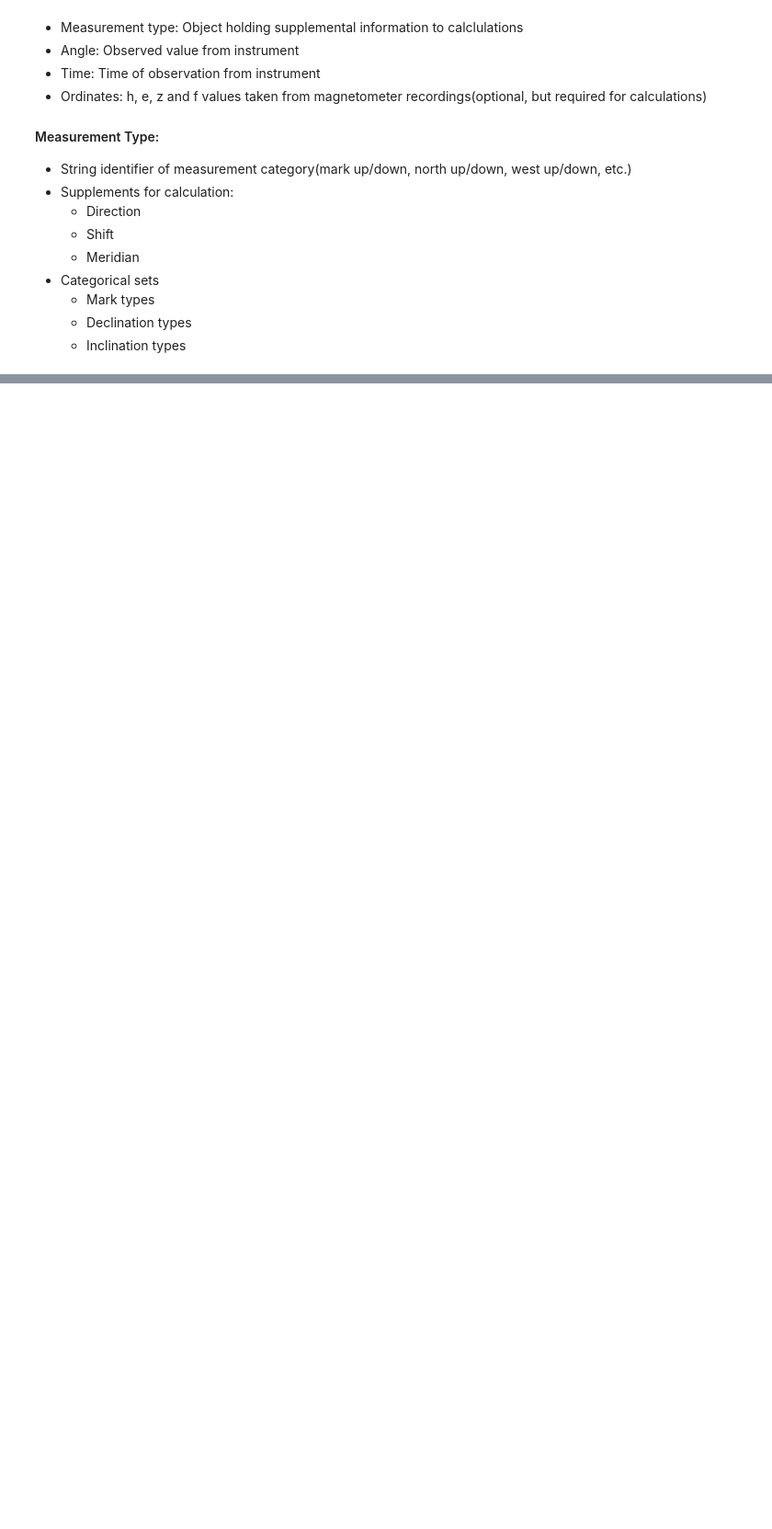
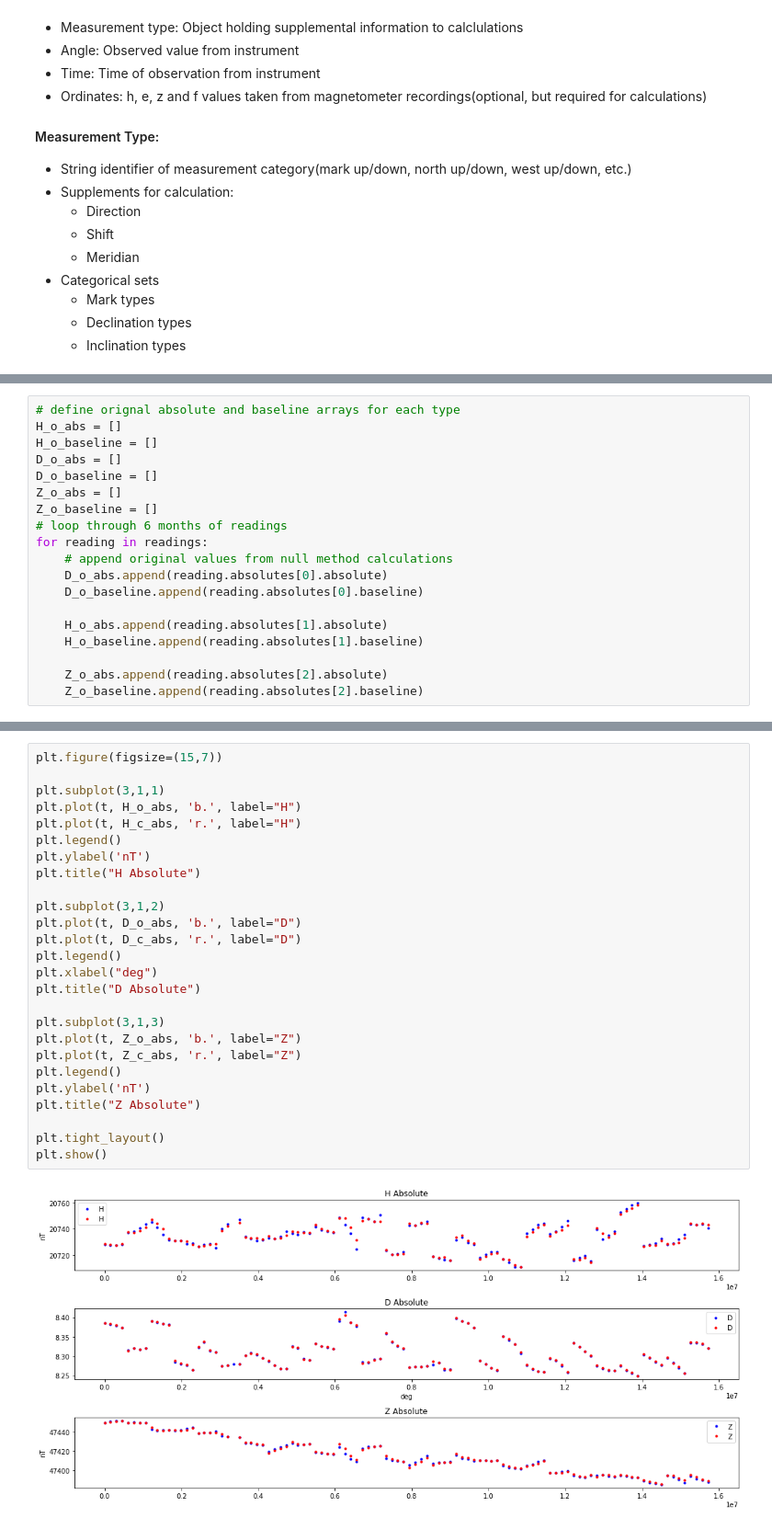
Before and after one commit to sthagen/usgs-geomag-algorithms, a Jupyter notebook: docs/residual/Residual Validation.ipynb, the cells around one changed output, grey strips where cells are left out. Shown: that part at 92% size. Cells and saved outputs as stored; diff of their text form; blank space fills up the shorter version.

```diff
--- a/docs/residual/Residual Validation.ipynb
+++ b/docs/residual/Residual Validation.ipynb
@@ -71,0 +132,19 @@ Notes about underlying sytax of diagram:
+# %%
+# define orignal absolute and baseline arrays for each type
+H_o_abs = []
+H_o_baseline = []
+D_o_abs = []
+D_o_baseline = []
+Z_o_abs = []
+Z_o_baseline = []
+# loop through 6 months of readings
+for reading in readings:
+    # append original values from null method calculations
+    D_o_abs.append(reading.absolutes[0].absolute)
+    D_o_baseline.append(reading.absolutes[0].baseline)
+
+    H_o_abs.append(reading.absolutes[1].absolute)
+    H_o_baseline.append(reading.absolutes[1].baseline)
+
+    Z_o_abs.append(reading.absolutes[2].absolute)
+    Z_o_baseline.append(reading.absolutes[2].baseline)
@@ -71,0 +206,28 @@ Notes about underlying sytax of diagram:
+# %%
+plt.figure(figsize=(15,7))
+
+plt.subplot(3,1,1)
+plt.plot(t, H_o_abs, 'b.', label="H")
+plt.plot(t, H_c_abs, 'r.', label="H")
+plt.legend()
+plt.ylabel('nT')
+plt.title("H Absolute")
+
+plt.subplot(3,1,2)
+plt.plot(t, D_o_abs, 'b.', label="D")
+plt.plot(t, D_c_abs, 'r.', label="D")
+plt.legend()
+plt.xlabel("deg")
+plt.title("D Absolute")
+
+plt.subplot(3,1,3)
+plt.plot(t, Z_o_abs, 'b.', label="Z")
+plt.plot(t, Z_c_abs, 'r.', label="Z")
+plt.legend()
+plt.ylabel('nT')
+plt.title("Z Absolute")
+
+plt.tight_layout()
+plt.show()
+# %% [output]
+[figure, added]
```
Also changed, not shown: parts of 18 cells of this notebook.
